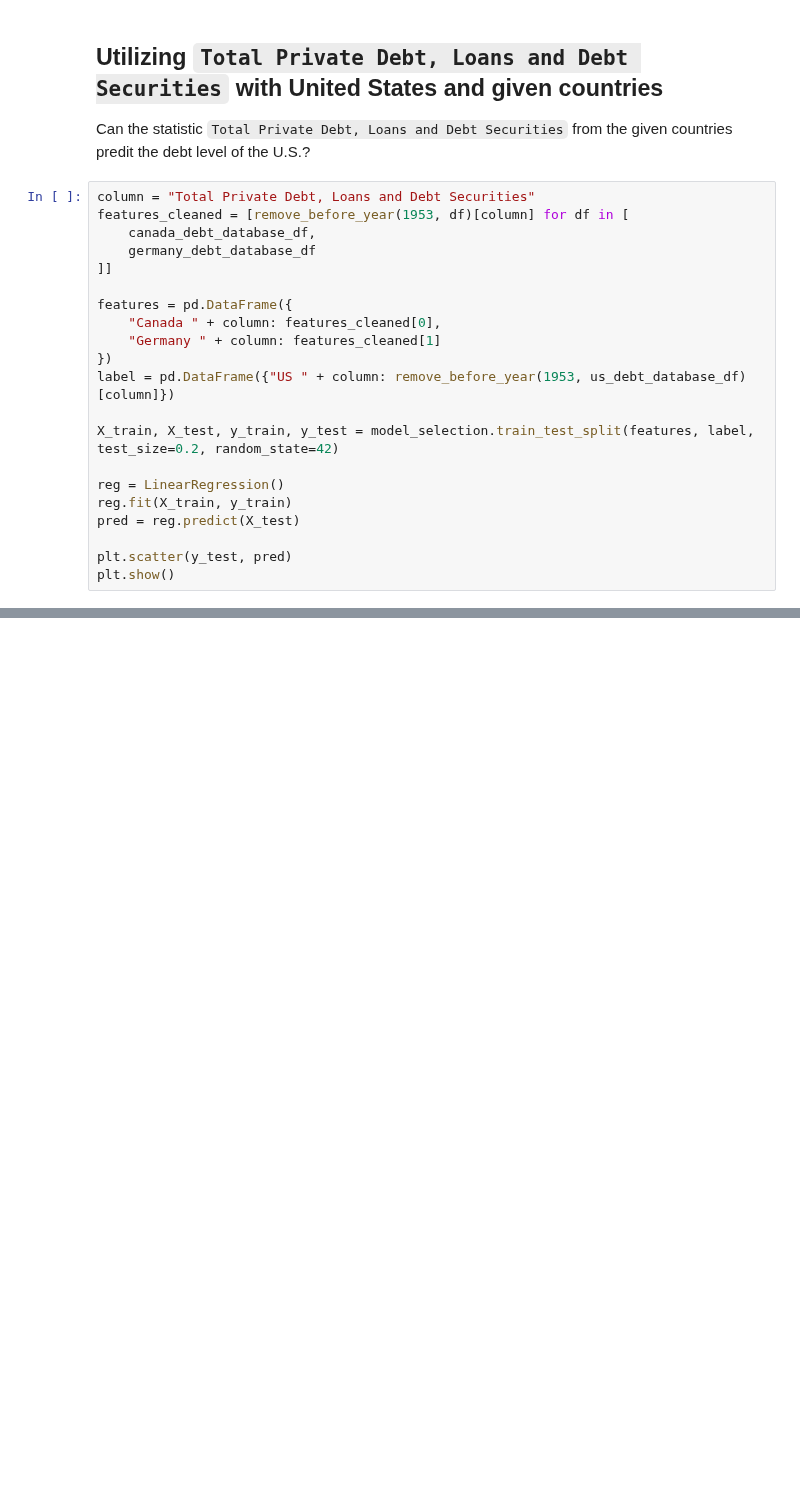
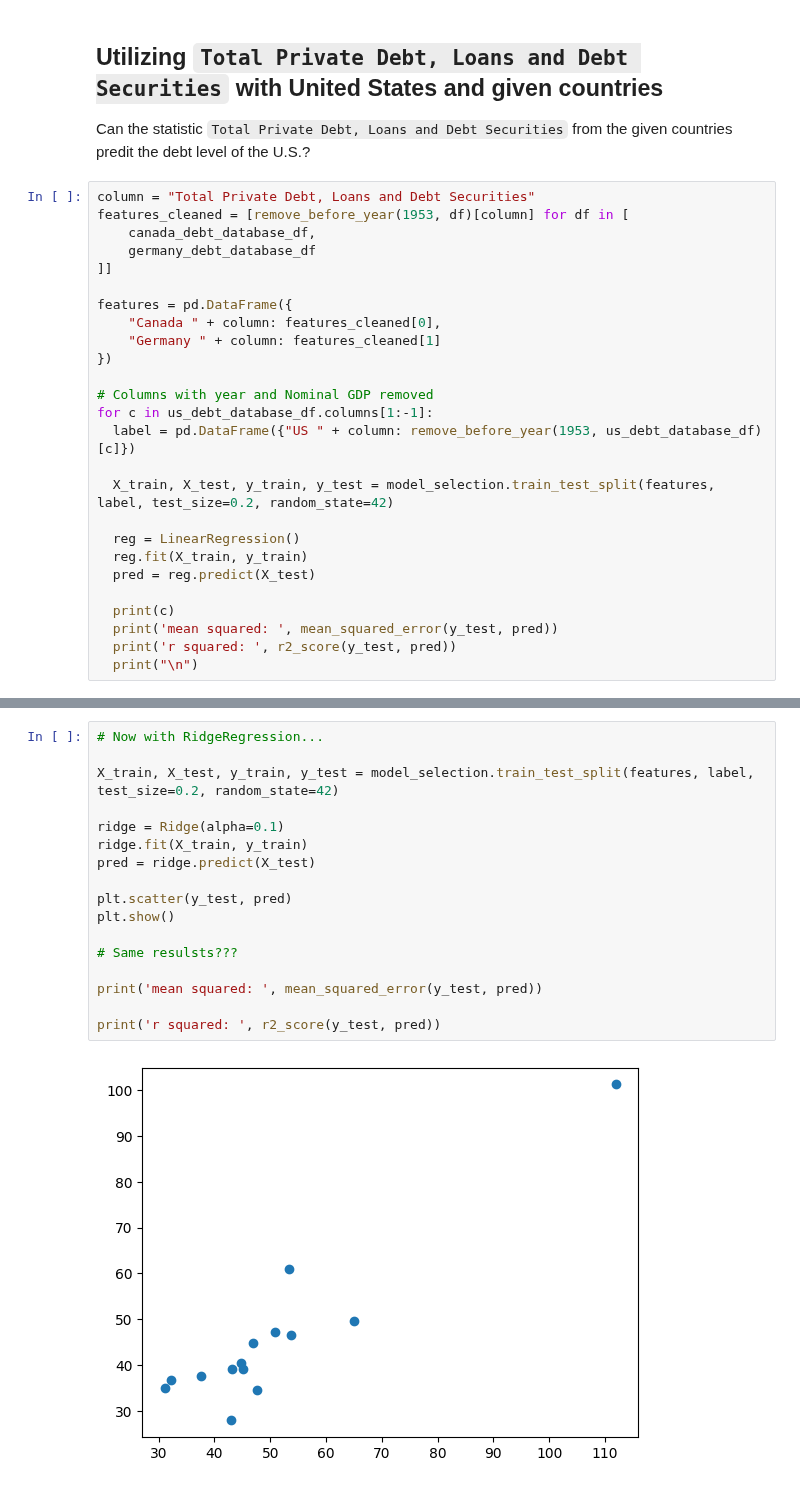
Before and after one commit to kurealnum/dsrp-2025, a Jupyter notebook: DSRP_Global_Debt.ipynb, the cells around one changed output, grey strips where cells are left out. Cells and saved outputs as stored; diff of their text form; blank space fills up the shorter version.

```diff
--- a/DSRP_Global_Debt.ipynb
+++ b/DSRP_Global_Debt.ipynb
@@ -732,14 +730,19 @@ features = pd.DataFrame({
     "Canada " + column: features_cleaned[0],
     "Germany " + column: features_cleaned[1]
 })
-label = pd.DataFrame({"US " + column: remove_before_year(1953, us_debt_database_df)[column]})
 
-X_train, X_test, y_train, y_test = model_selection.train_test_split(features, label, test_size=0.2, random_state=42)
+# Columns with year and Nominal GDP removed
+for c in us_debt_database_df.columns[1:-1]:
+  label = pd.DataFrame({"US " + column: remove_before_year(1953, us_debt_database_df)[c]})
 
-reg = LinearRegression()
-reg.fit(X_train, y_train)
-pred = reg.predict(X_test)
+  X_train, X_test, y_train, y_test = model_selection.train_test_split(features, label, test_size=0.2, random_state=42)
 
-plt.scatter(y_test, pred)
-plt.show()
+  reg = LinearRegression()
+  reg.fit(X_train, y_train)
+  pred = reg.predict(X_test)
+
+  print(c)
+  print('mean squared: ', mean_squared_error(y_test, pred))
+  print('r squared: ', r2_score(y_test, pred))
+  print("\n")
 # %% [output]
@@ -746,0 +768,19 @@ plt.show()
+# %%
+# Now with RidgeRegression...
+
+X_train, X_test, y_train, y_test = model_selection.train_test_split(features, label, test_size=0.2, random_state=42)
+
+ridge = Ridge(alpha=0.1)
+ridge.fit(X_train, y_train)
+pred = ridge.predict(X_test)
+
+plt.scatter(y_test, pred)
+plt.show()
+
+# Same resulsts???
+
+print('mean squared: ', mean_squared_error(y_test, pred))
+
+print('r squared: ', r2_score(y_test, pred))
+# %% [output]
+[figure, added]
```
Also changed, not shown: parts of 6 cells of this notebook.
